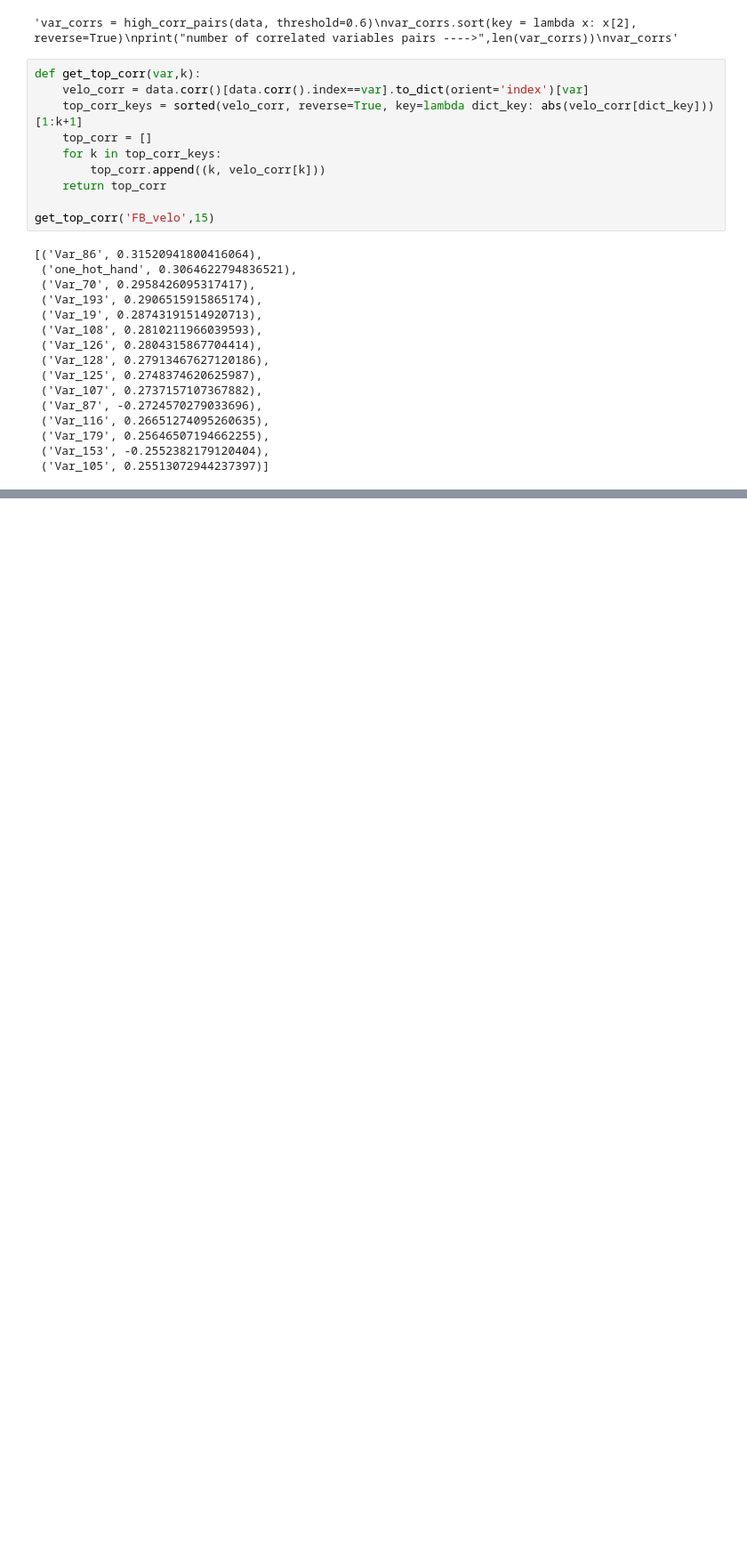
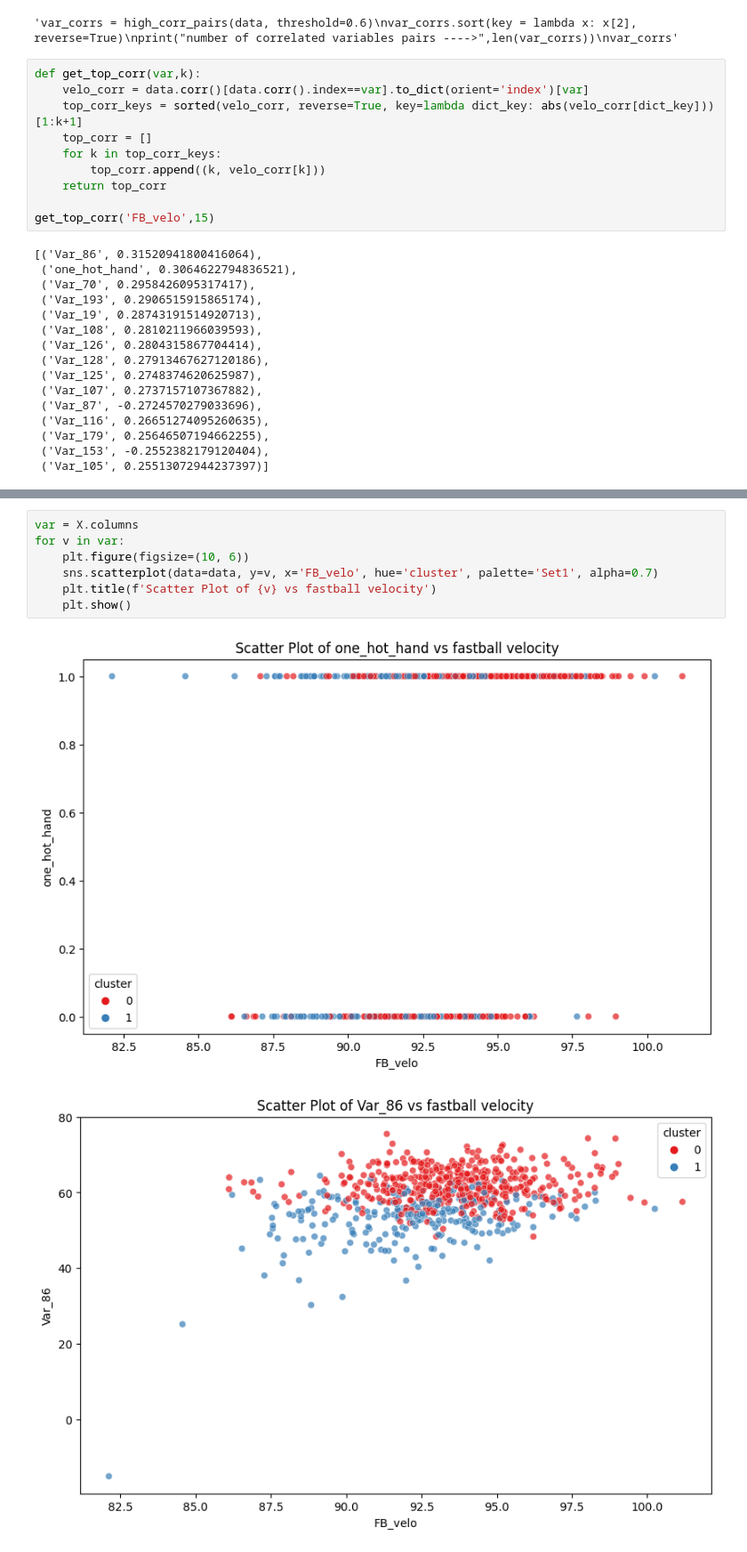
Before and after one commit to sidthakur08/biomech-velo, a Jupyter notebook: exploration.ipynb, the cells around one changed output, grey strips where cells are left out. Shown at 89% size. Cells and saved outputs as stored; diff of their text form; blank space fills up the shorter version.

```diff
--- a/exploration.ipynb
+++ b/exploration.ipynb
@@ -226,0 +264,10 @@ Index(['Var_7', 'Var_19', 'Var_41', 'Var_59', 'Var_86', 'Var_101', 'Var_107',
+# %%
+var = X.columns
+for v in var:
+    plt.figure(figsize=(10, 6))
+    sns.scatterplot(data=data, y=v, x='FB_velo', hue='cluster', palette='Set1', alpha=0.7)
+    plt.title(f'Scatter Plot of {v} vs fastball velocity')
+    plt.show()
+# %% [output]
+[figure, added]
+[figure, added]
```
Also changed, not shown: parts of 7 cells of this notebook.
